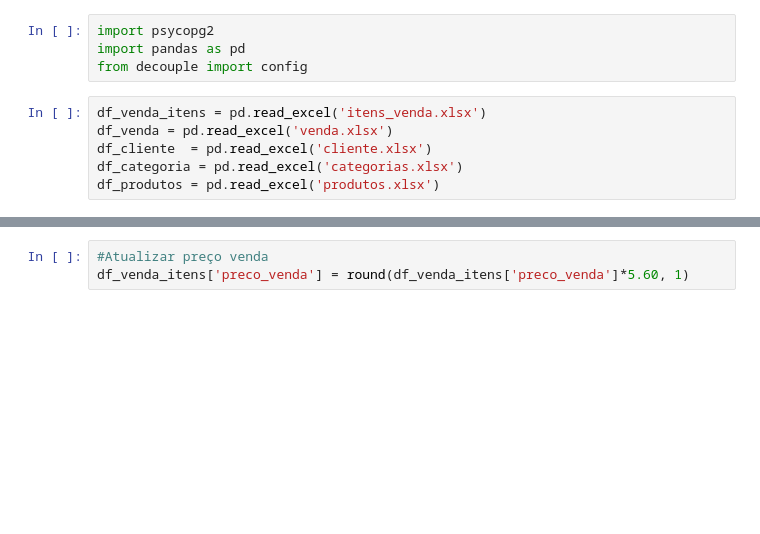
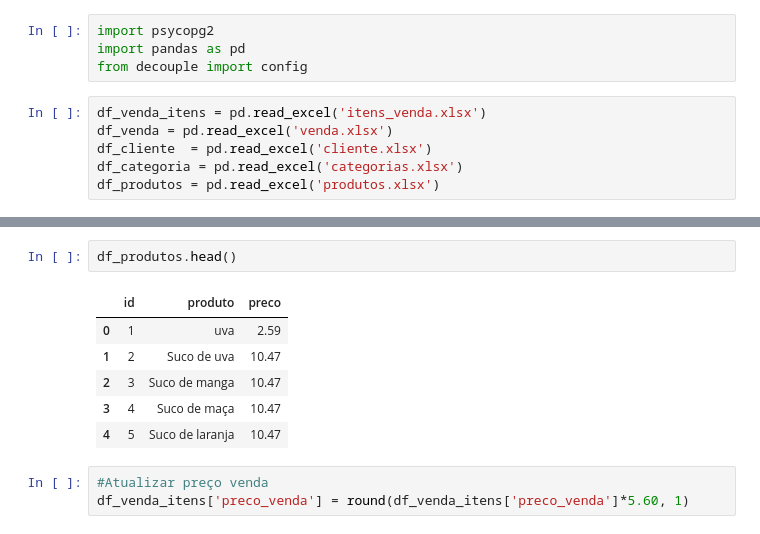
Before and after one commit to grazimelo/banco-psql, a Jupyter notebook: projeto_psql/DESAFIO 3.ipynb, the cells around one changed output, grey strips where cells are left out. Drawn from its saved outputs; the diff is of its cells as text; blank space fills up the shorter version.

```diff
--- a/projeto_psql/DESAFIO 3.ipynb
+++ b/projeto_psql/DESAFIO 3.ipynb
@@ -13,3 +49,12 @@ df_produtos = pd.read_excel('produtos.xlsx')
+# %%
+df_produtos.head()
+# %% [output]
+|  | id | produto | preco |
+| 0 | 1 | uva | 2.59 |
+| 1 | 2 | Suco de uva | 10.47 |
+| 2 | 3 | Suco de manga | 10.47 |
+| 3 | 4 | Suco de maça | 10.47 |
+| 4 | 5 | Suco de laranja | 10.47 |
 # %%
 #Atualizar preço venda
 df_venda_itens['preco_venda'] = round(df_venda_itens['preco_venda']*5.60, 1)
```
Also changed, not shown: parts of 14 cells of this notebook, 3 other files.
